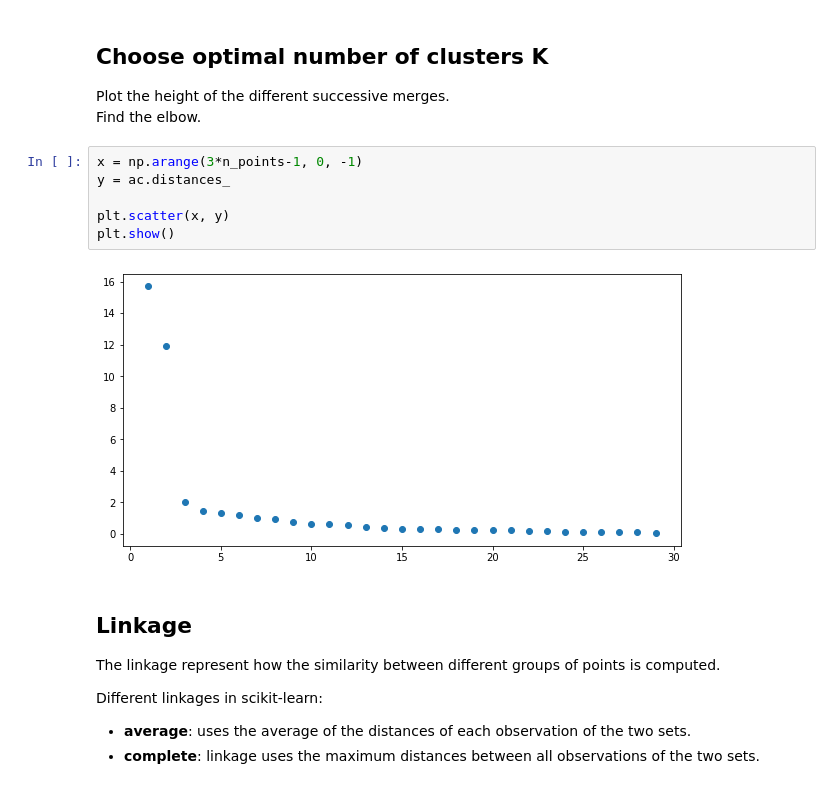
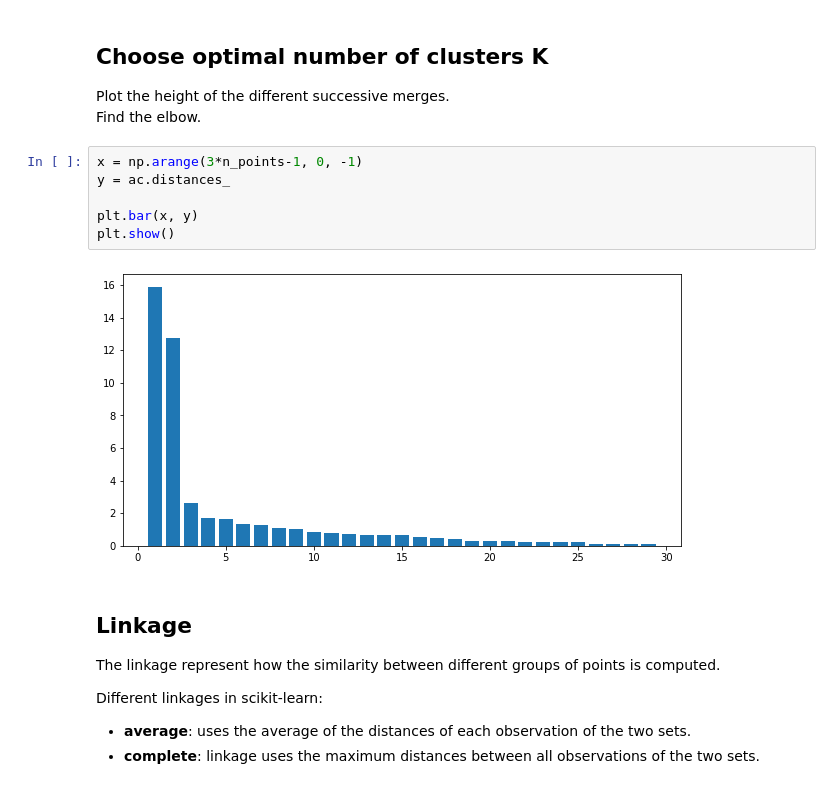
Before and after one commit to jorisguerin/clusteringLectures, a Jupyter notebook: Lectures/Slides_agglomerative_clustering.ipynb, the cells around one changed output. Cells and saved outputs as stored; diff of their text form.

```diff
--- a/Lectures/Slides_agglomerative_clustering.ipynb
+++ b/Lectures/Slides_agglomerative_clustering.ipynb
@@ -82,11 +82,11 @@ Find the elbow.
 # %%
 x = np.arange(3*n_points-1, 0, -1)
 y = ac.distances_
 
-plt.scatter(x, y)
+plt.bar(x, y)
 plt.show()
 # %% [output]
-[figure, old version]
+[figure, new version]
 # %% [markdown]
 ## Linkage
 
```
Also changed, not shown: parts of 3 cells of this notebook, 1 other file.
